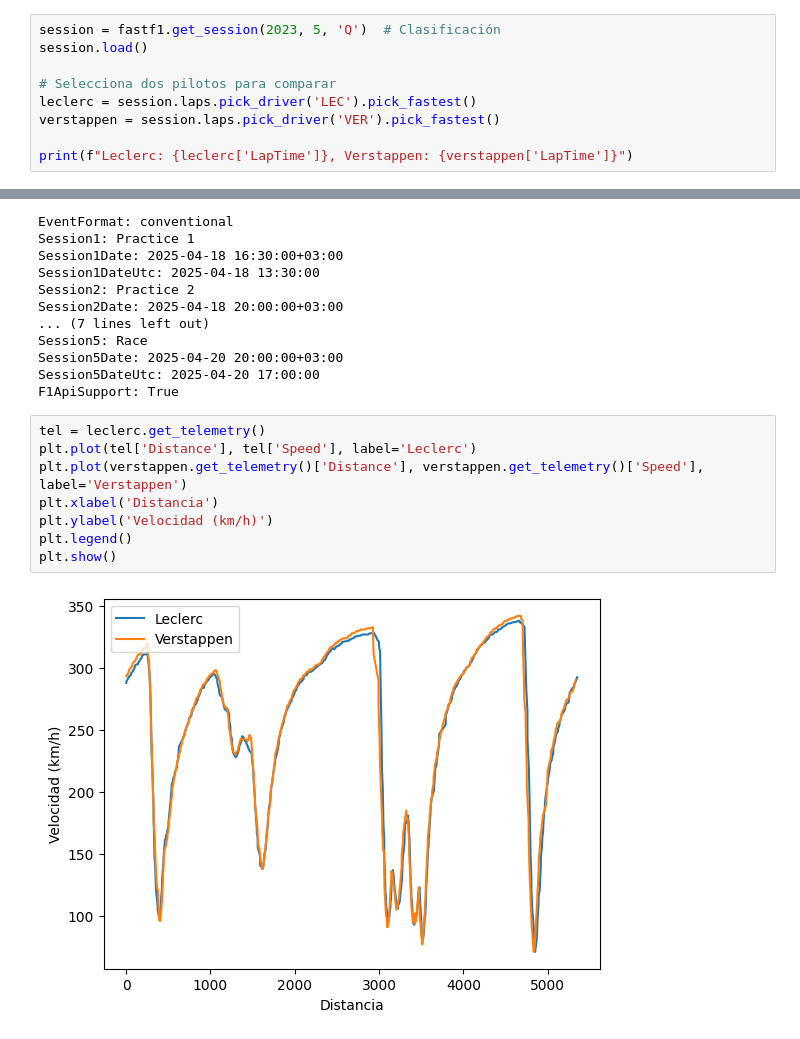
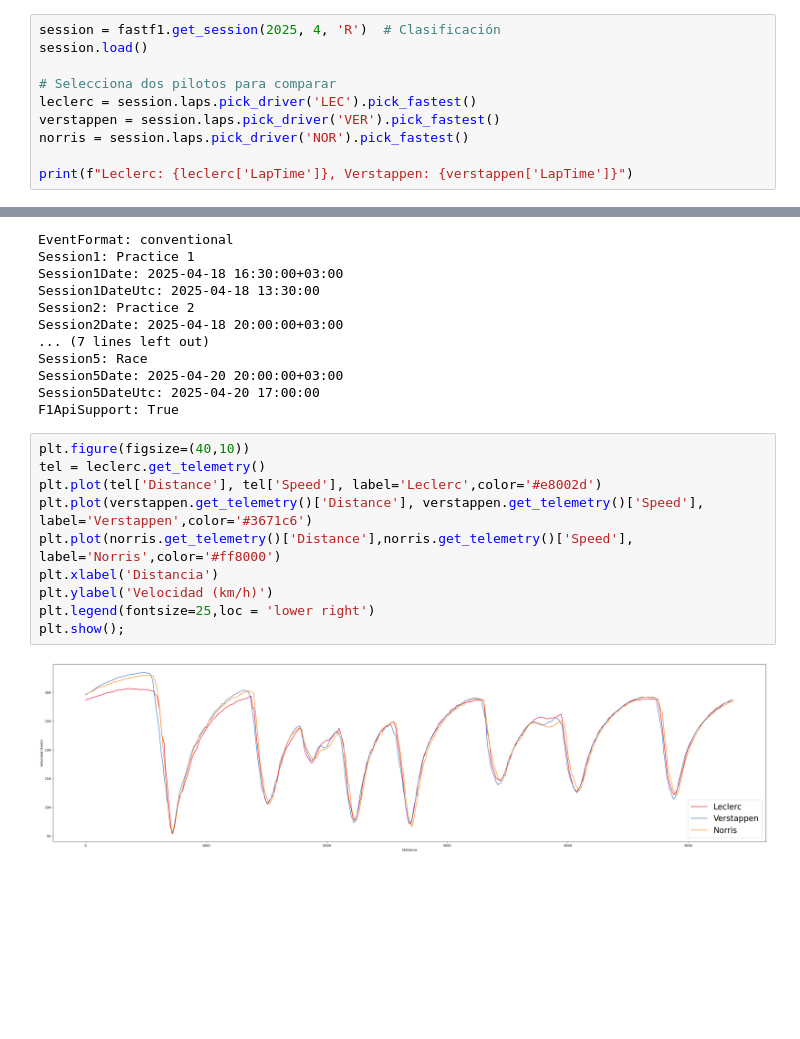
Before and after one commit to Muzquiz10/F1_Analysis, a Jupyter notebook: f1_data.ipynb, the cells around one changed output, grey strips where cells are left out. Cells and saved outputs as stored; diff of their text form; blank space fills up the shorter version.

```diff
--- a/f1_data.ipynb
+++ b/f1_data.ipynb
@@ -807,12 +825,13 @@ Vuelta más rápida: 0 days 00:01:29.708000
 race = fastf1.get_event(2023, 5)  # 5ta carrera de 2023
 print(race['EventName'], race['Location'])
 # %%
-session = fastf1.get_session(2023, 5, 'Q')  # Clasificación
+session = fastf1.get_session(2025, 4, 'R')  # Clasificación
 session.load()
 
 # Selecciona dos pilotos para comparar
 leclerc = session.laps.pick_driver('LEC').pick_fastest()
 verstappen = session.laps.pick_driver('VER').pick_fastest()
+norris = session.laps.pick_driver('NOR').pick_fastest()
 
 print(f"Leclerc: {leclerc['LapTime']}, Verstappen: {verstappen['LapTime']}")
 # %% [output]
@@ -882,12 +884,14 @@ Session5Date: 2025-04-20 20:00:00+03:00
 Session5DateUtc: 2025-04-20 17:00:00
 F1ApiSupport: True
 # %%
+plt.figure(figsize=(40,10))
 tel = leclerc.get_telemetry()
-plt.plot(tel['Distance'], tel['Speed'], label='Leclerc')
-plt.plot(verstappen.get_telemetry()['Distance'], verstappen.get_telemetry()['Speed'], label='Verstappen')
+plt.plot(tel['Distance'], tel['Speed'], label='Leclerc',color='#e8002d')
+plt.plot(verstappen.get_telemetry()['Distance'], verstappen.get_telemetry()['Speed'], label='Verstappen',color='#3671c6')
+plt.plot(norris.get_telemetry()['Distance'],norris.get_telemetry()['Speed'], label='Norris',color='#ff8000')
 plt.xlabel('Distancia')
 plt.ylabel('Velocidad (km/h)')
-plt.legend()
-plt.show()
+plt.legend(fontsize=25,loc = 'lower right')
+plt.show();
 # %% [output]
-[figure, old version]
+[figure, new version]
```
Also changed, not shown: parts of 4 cells of this notebook, 11 other files.
